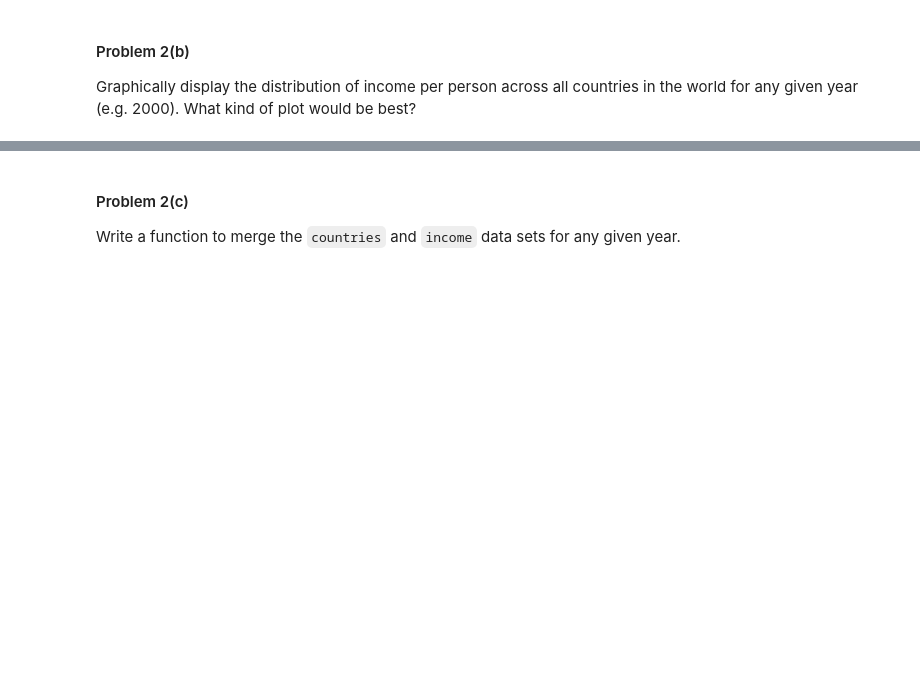
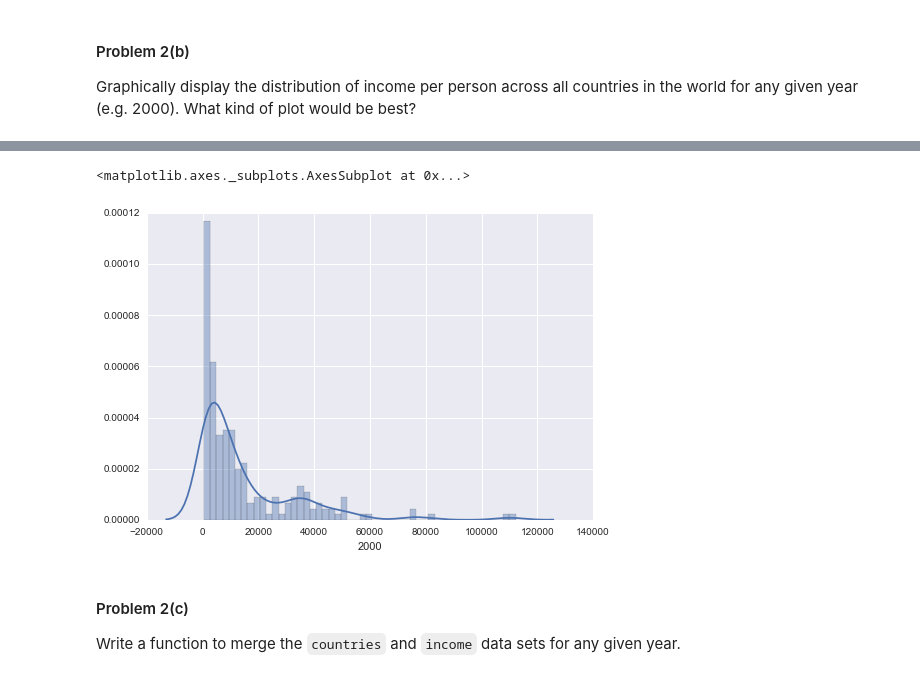
Before and after one commit to lrnzfontana/2014, a Jupyter notebook: homework/HW1.ipynb, the cells around one changed output, grey strips where cells are left out. Drawn from its saved outputs; the diff is of its cells as text; code cells hidden in the pictures; blank space fills up the shorter version.

```diff
--- a/homework/HW1.ipynb
+++ b/homework/HW1.ipynb
@@ -220,0 +250,7 @@ Transform the data set to have years as the rows and countries as the columns. S
+# %%
+#your code here
+income_t = income.set_index('GDP per capita')
+income_t = income_t.transpose()
+#income_t['year'] = income_t.index
+income_t.index.names
+income_t.head()
@@ -224,3 +268,8 @@ Transform the data set to have years as the rows and countries as the columns. S
 Graphically display the distribution of income per person across all countries in the world for any given year (e.g. 2000).  What kind of plot would be best?
 # %%
 #your code here
+income = income.reset_index()
+# %%
+income.drop('index', axis = 1, inplace = True)
+# %%
+income = income.rename(columns = {'GDP per capita': 'Country'})
@@ -227,3 +306,9 @@ Graphically display the distribution of income per person across all countries i
+# %%
+import seaborn as sns
+sns.distplot(income[2000].dropna(), bins=50)
+# %% [output]
+<matplotlib.axes._subplots.AxesSubplot at 0x...>
+[figure, added]
 # %% [markdown]
 #### Problem 2(c)
 
```
Also changed, not shown: parts of 31 cells of this notebook.
